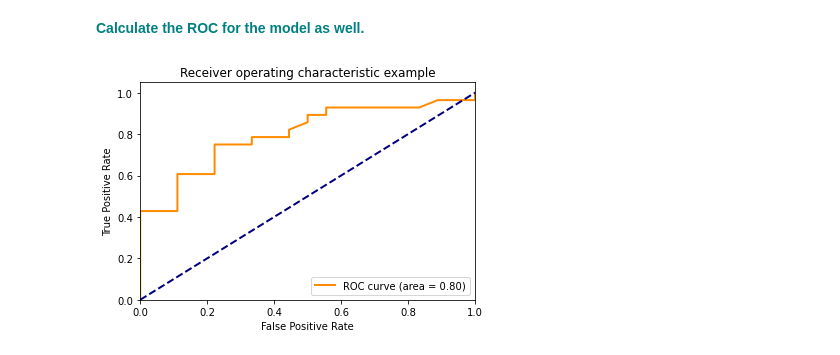
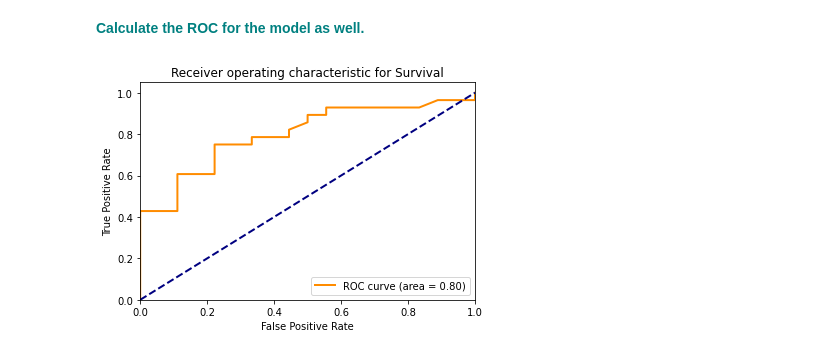
Before and after one commit to deakynek/SpringBoardProjects, a Jupyter notebook: 14.5 Case Study - Gradient Boosting/Gradient Boosting Case Study.ipynb, the cells around one changed output. Drawn from its saved outputs; the diff is of its cells as text; code cells hidden in the pictures.

```diff
--- a/14.5 Case Study - Gradient Boosting/Gradient Boosting Case Study.ipynb
+++ b/14.5 Case Study - Gradient Boosting/Gradient Boosting Case Study.ipynb
@@ -254,27 +254,27 @@ plt.show()
 # %%
 y_score = gb.decision_function(X_test)
 
 # Compute ROC curve and ROC area for each class
 fpr, tpr, _ = roc_curve(y_test, y_score)
 roc_auc= auc(fpr, tpr)
 
 
 plt.figure()
 lw = 2
 plt.plot(
     fpr,
     tpr,
     color="darkorange",
     lw=lw,
     label="ROC curve (area = %0.2f)" % roc_auc,
 )
 plt.plot([0, 1], [0, 1], color="navy", lw=lw, linestyle="--")
 plt.xlim([0.0, 1.0])
 plt.ylim([0.0, 1.05])
 plt.xlabel("False Positive Rate")
 plt.ylabel("True Positive Rate")
-plt.title("Receiver operating characteristic example")
+plt.title("Receiver operating characteristic for Survival")
 plt.legend(loc="lower right")
 plt.show()
 # %% [output]
-[figure, old version]
+[figure, new version]
```
